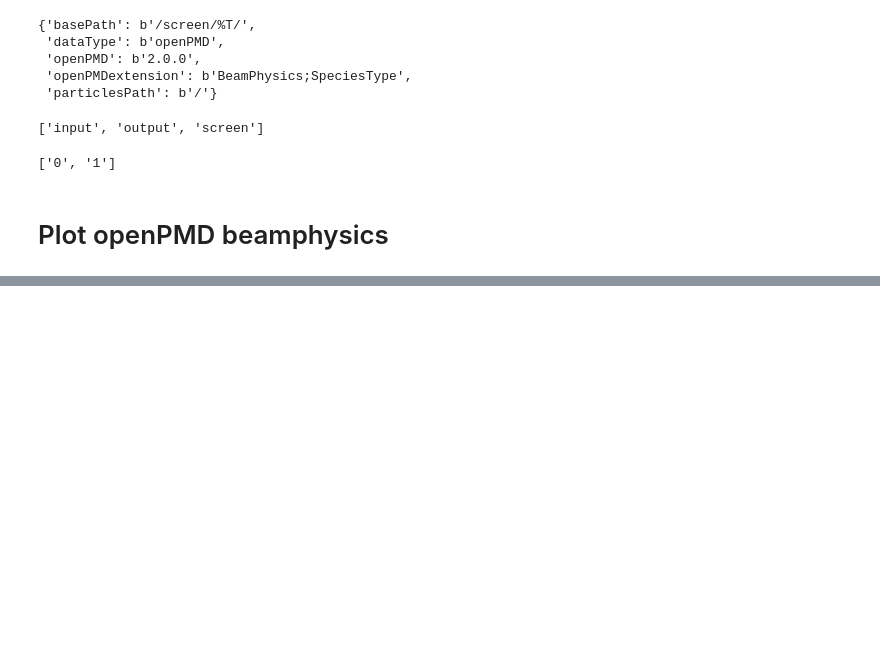
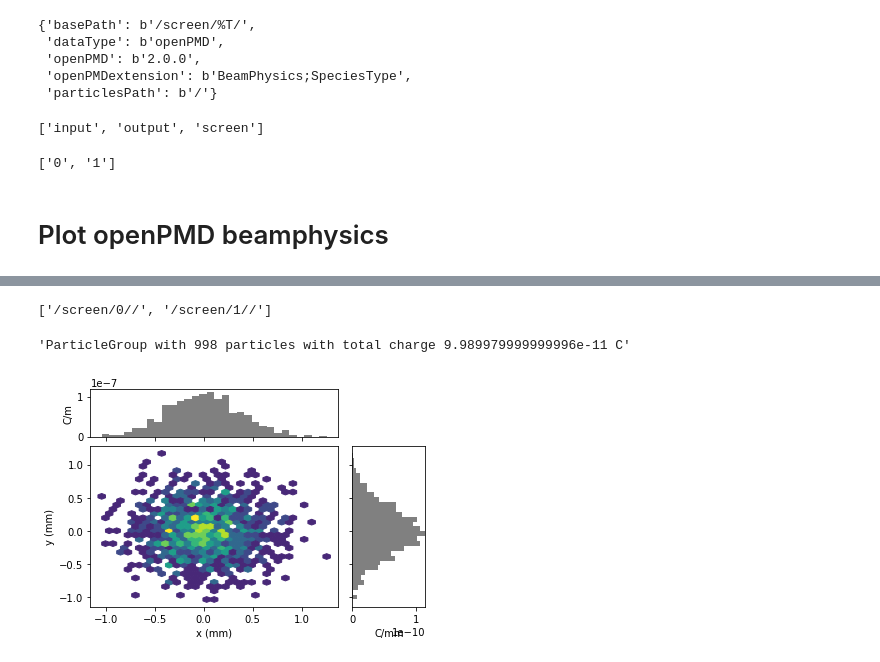
Before and after one commit to ChristopherMayes/lume-astra, a Jupyter notebook: examples/simple_astra_run.ipynb, the cells around one changed output, grey strips where cells are left out. Saved outputs shown, nothing was run; the diff lists cells and outputs as text; code cells hidden in the pictures; blank space fills up the shorter version.

```diff
--- a/examples/simple_astra_run.ipynb
+++ b/examples/simple_astra_run.ipynb
@@ -171,3 +194,17 @@ show(row(
+# %%
+ppaths = particle_paths(h5)
+ppaths
+# %% [output]
+['/screen/0//', '/screen/1//']
+# %%
+P = ParticleGroup(h5[ppaths[0]])
+str(P)
+# %% [output]
+'ParticleGroup with 998 particles with total charge 9.989979999999996e-11 C'
+# %%
+marginal_plot(P, 'x', 'y', bins=30)
+# %% [output]
+[figure, added]
 # %%
 # Cleanup
 os.remove(H5FILE)
```
Also changed, not shown: parts of 12 cells of this notebook, 5 other files.
